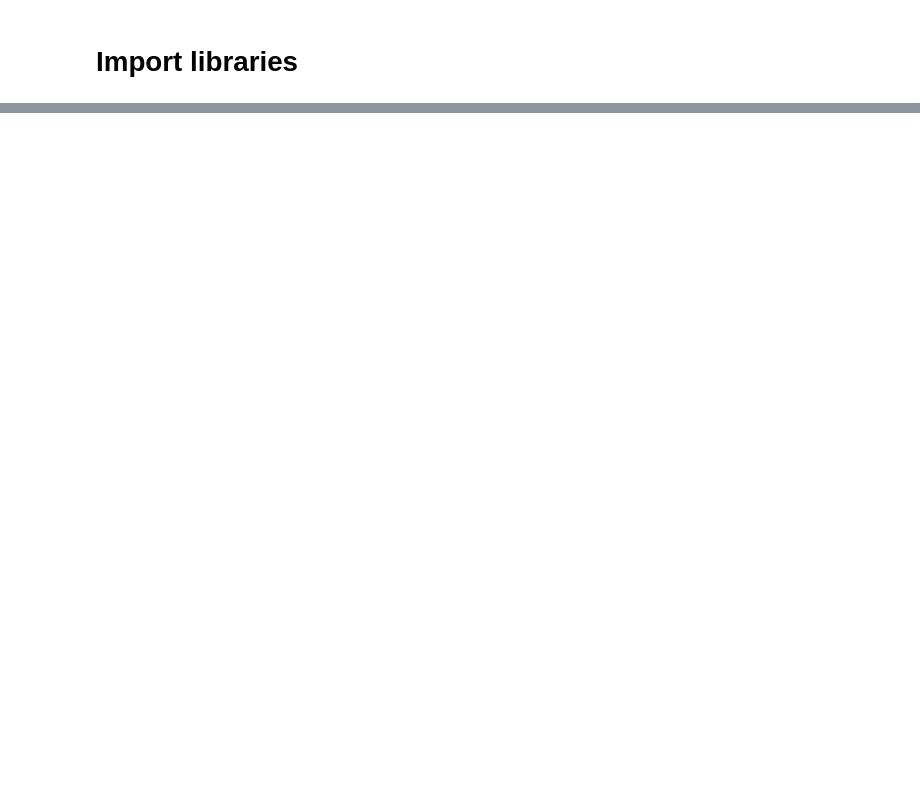
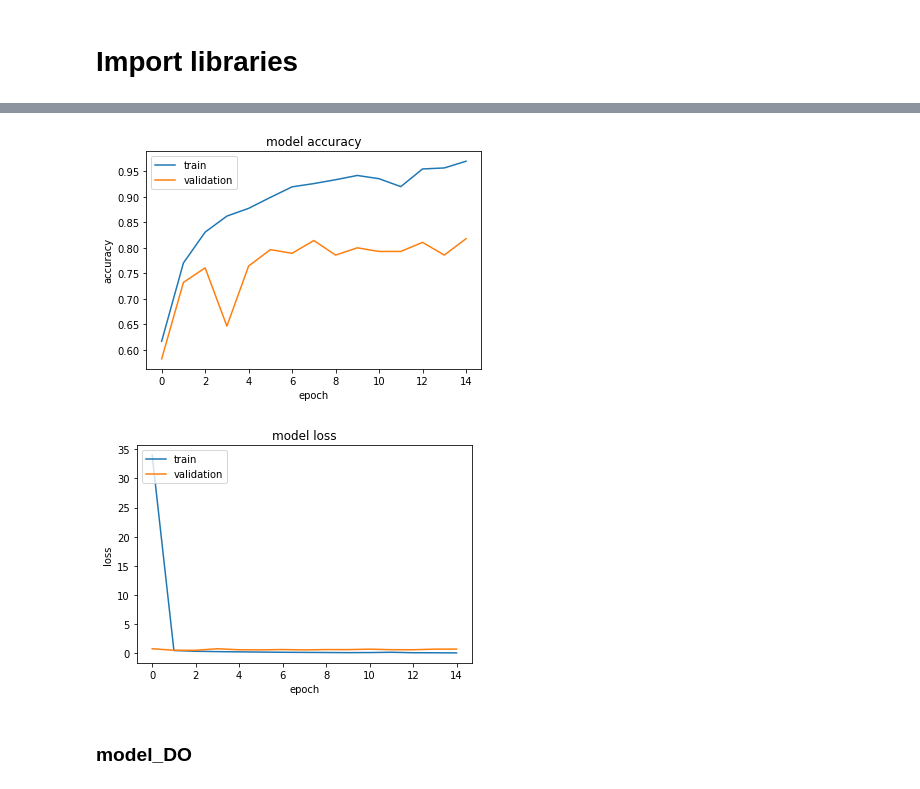
Before and after one commit to comHack/Mammography_DL_Classification, a Jupyter notebook: SecondNotebook.ipynb, the cells around one changed output, grey strips where cells are left out. Drawn from its saved outputs; the diff is of its cells as text; code cells hidden in the pictures; blank space fills up the shorter version.

Commit message:
Tested some models

```diff
--- a/SecondNotebook.ipynb
+++ b/SecondNotebook.ipynb
@@ -33,0 +161,12 @@ from google.colab import drive
+# %%
+# setting the path to the pickle files saved  (grayscale images)
+benign_link = "/content/gdrive/Copy of BCD/Breast Cancer Detection/Pickle files of images/GRAYSCALE IMAGES ARRAY/benign.pickle"
+
+malign_link = "/content/gdrive/Copy of BCD/Breast Cancer Detection/Pickle files of images/GRAYSCALE IMAGES ARRAY/malign.pickle"
+# %%
+# opening pickle files (grayscale images)
+pickle_in = open(benign_link, "rb")
+benign_data = pickle.load(pickle_in)
+
+pickle_in = open(malign_link, "rb")
+malign_data = pickle.load(pickle_in)
@@ -33,0 +351,15 @@ from google.colab import drive
+# %%
+model.compile(
+    loss = 'binary_crossentropy',
+    optimizer = Adam(),
+    metrics = ['acc']
+)
+# %%
+result = model.fit(
+    x = X_train,
+    y = y_train,
+    batch_size = 32,
+    epochs = 15,
+    validation_split = 0.1,
+    verbose = 2
+)
@@ -33,0 +384,23 @@ from google.colab import drive
+# %%
+# Plotting the accuracy of "model"
+plt.plot(result.history['acc'])
+plt.plot(result.history['val_acc'])
+plt.title('model accuracy')
+plt.ylabel('accuracy')
+plt.xlabel('epoch')
+plt.legend(['train', 'validation'], loc='upper left')
+plt.show()
+
+# Loss of "model"
+plt.plot(result.history['loss'])
+plt.plot(result.history['val_loss'])
+plt.title('model loss')
+plt.ylabel('loss')
+plt.xlabel('epoch')
+plt.legend(['train', 'validation'], loc='upper left')
+plt.show()
+# %% [output]
+[figure, added]
+[figure, added]
+# %% [markdown]
+### **model_DO**
```
Also changed, not shown: parts of 101 cells of this notebook.
